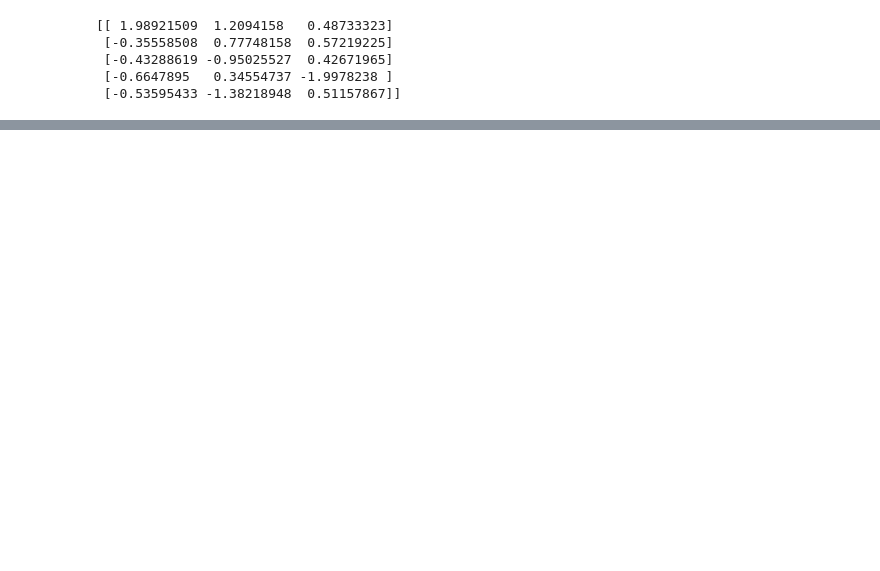
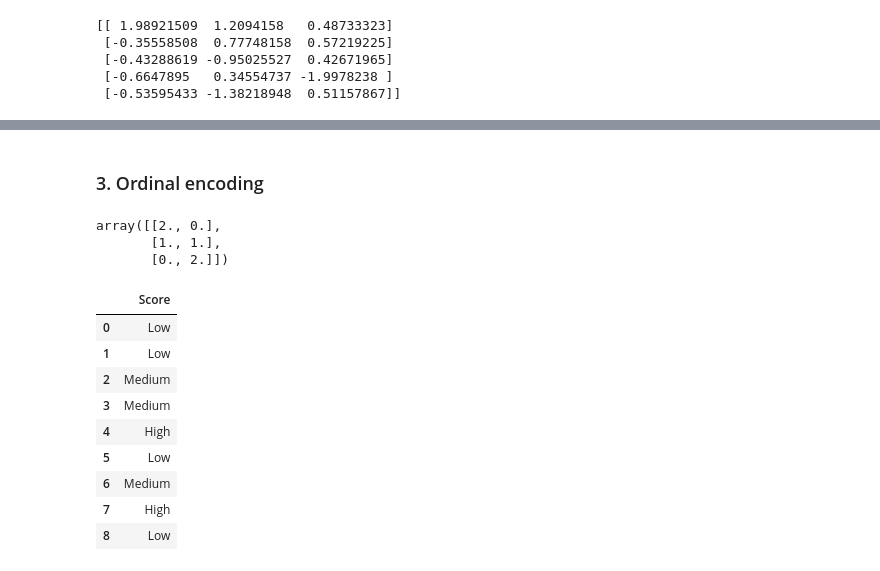
Before and after one commit to BIMSangDQ/BTVN, a Jupyter notebook: 221115_Tiền xử lý dữ liệu.ipynb, the cells around one changed output, grey strips where cells are left out. Cells and saved outputs as stored; diff of their text form; code cells hidden in the pictures; blank space fills up the shorter version.

```diff
--- a/221115_Tiền xử lý dữ liệu.ipynb
+++ b/221115_Tiền xử lý dữ liệu.ipynb
@@ -480,0 +637,25 @@ print(df_s)
+# %% [markdown]
+### 3. Ordinal encoding
+# %%
+from sklearn.preprocessing import OrdinalEncoder
+enc = OrdinalEncoder()
+X = [['S',1],['M',2],['L',3]]
+enc.fit_transform(X)
+# %% [output]
+array([[2., 0.],
+       [1., 1.],
+       [0., 2.]])
+# %%
+df = pd.DataFrame({"Score": ["Low", "Low", "Medium", "Medium", "High", "Low", "Medium","High", "Low"]})
+df
+# %% [output]
+|  | Score |
+| 0 | Low |
+| 1 | Low |
+| 2 | Medium |
+| 3 | Medium |
+| 4 | High |
+| 5 | Low |
+| 6 | Medium |
+| 7 | High |
+| 8 | Low |
```
Also changed, not shown: parts of 32 cells of this notebook.
